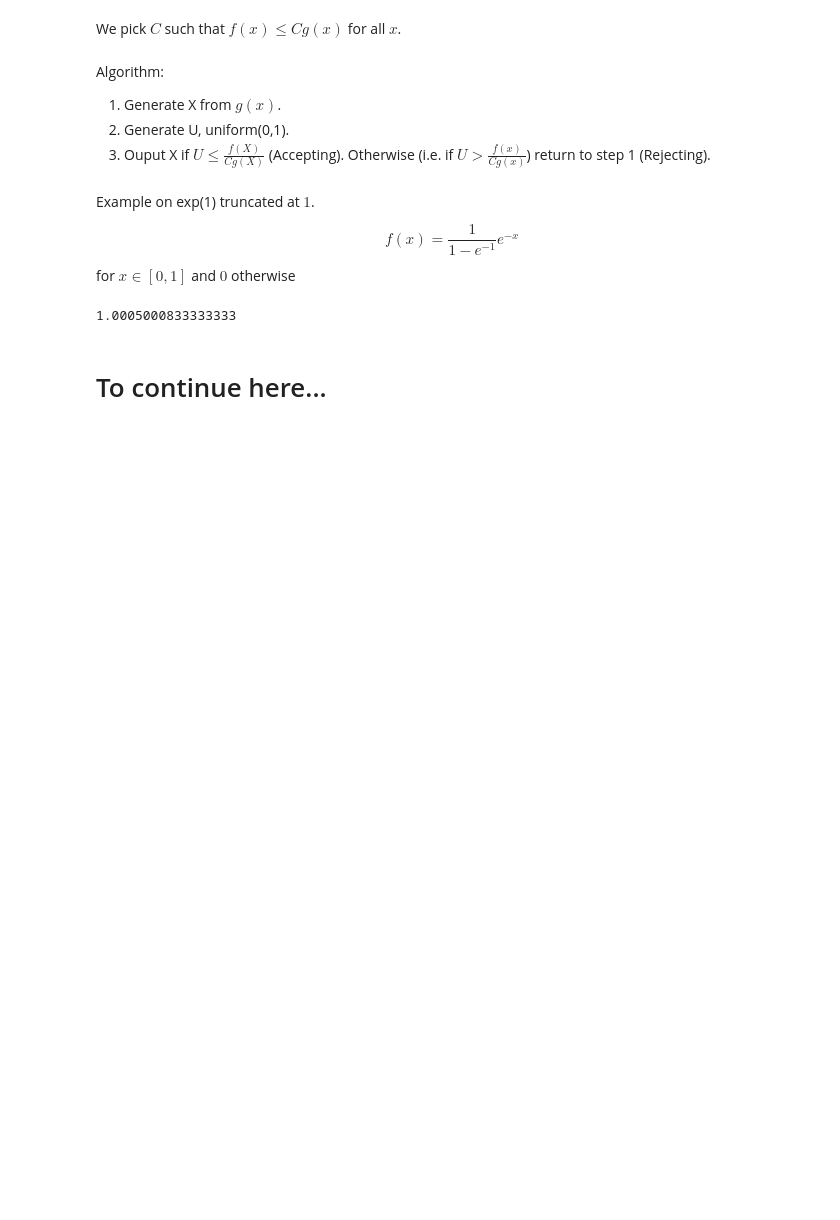
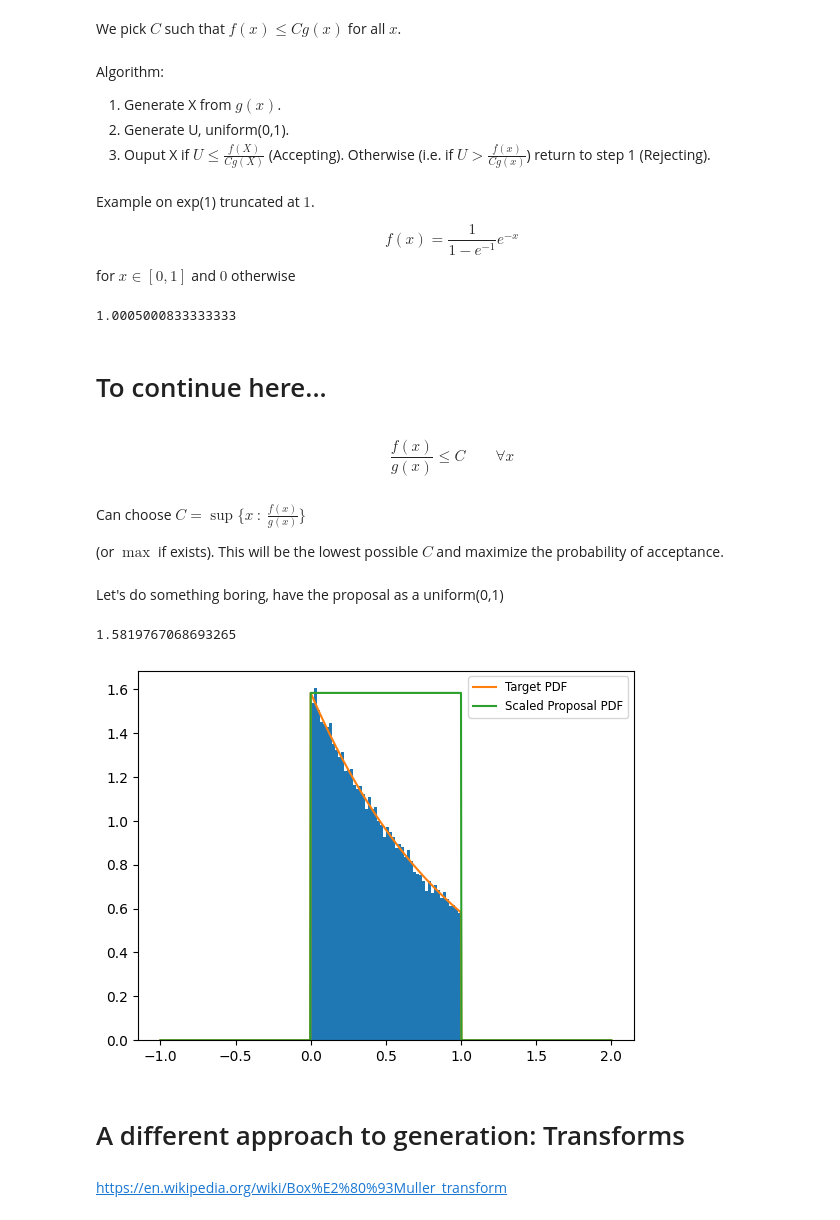
Before and after one commit to yoninazarathy/uq-stat2003-demos, a Jupyter notebook: Lec13_14.ipynb, the cells around one changed output. Drawn from its saved outputs; the diff is of its cells as text; code cells hidden in the pictures; blank space fills up the shorter version.

```diff
--- a/Lec13_14.ipynb
+++ b/Lec13_14.ipynb
@@ -145,6 +145,8 @@ $$
 for $x \in [0,1]$ and $0$ otherwise
 # %%
 def target_exp_f(x):
+    if x<0 or x>1:
+        return 0.0 #added after lecture
     return math.exp(-x)/(1-1/math.e)
 # %%
 sum([target_exp_f(x)*0.001 for x in np.arange(0,1,0.001)]) #This is just a rough numerical check to see it is a valid pdf.
@@ -152,3 +154,42 @@ sum([target_exp_f(x)*0.001 for x in np.arange(0,1,0.001)]) #This is just a rough
 1.0005000833333333
 # %% [markdown]
 # To continue here...
+# %% [markdown]
+$$
+\frac{f(x)}{g(x)} \le C
+\qquad \forall x
+$$
+# %% [markdown]
+Can choose $C = \sup \{  x ~:~ \frac{f(x)}{g(x)} \}$
+
+(or $\max$ if exists). This will be the lowest possible $C$ and maximize the probability of acceptance.
+# %% [markdown]
+Let's do something boring, have the proposal as a uniform(0,1)
+# %%
+def proposal_uni_f(x):
+    if x>=0 and x<=1:
+        return 1.0
+    else:
+        return 0.0
+# %%
+# Knowing the shape of the distributions, let's choose C as the maximal of the target
+C = target_exp_f(0)
+C
+# %% [output]
+1.5819767068693265
+# %%
+data = [acccept_reject_rv(target_exp_f, proposal_uni_f, uni_rv, C) for _ in range(10**5)]
+plt.hist(data, bins = 50, density = True)
+x_vals = np.linspace(-1, 2, 1000)
+pdf_vals = [target_exp_f(x) for x in x_vals]
+scaled_proposal_vals = [C*proposal_uni_f(x) for x in x_vals]
+plt.plot(x_vals, pdf_vals, label = "Target PDF")
+plt.plot(x_vals, scaled_proposal_vals, label = "Scaled Proposal PDF")
+plt.legend(loc='upper right', fontsize='small')
+plt.show()
+# %% [output]
+[figure, added]
+# %% [markdown]
+# A different approach to generation: Transforms
+# %% [markdown]
+https://en.wikipedia.org/wiki/Box%E2%80%93Muller_transform
```
Also changed, not shown: parts of 13 cells of this notebook.
